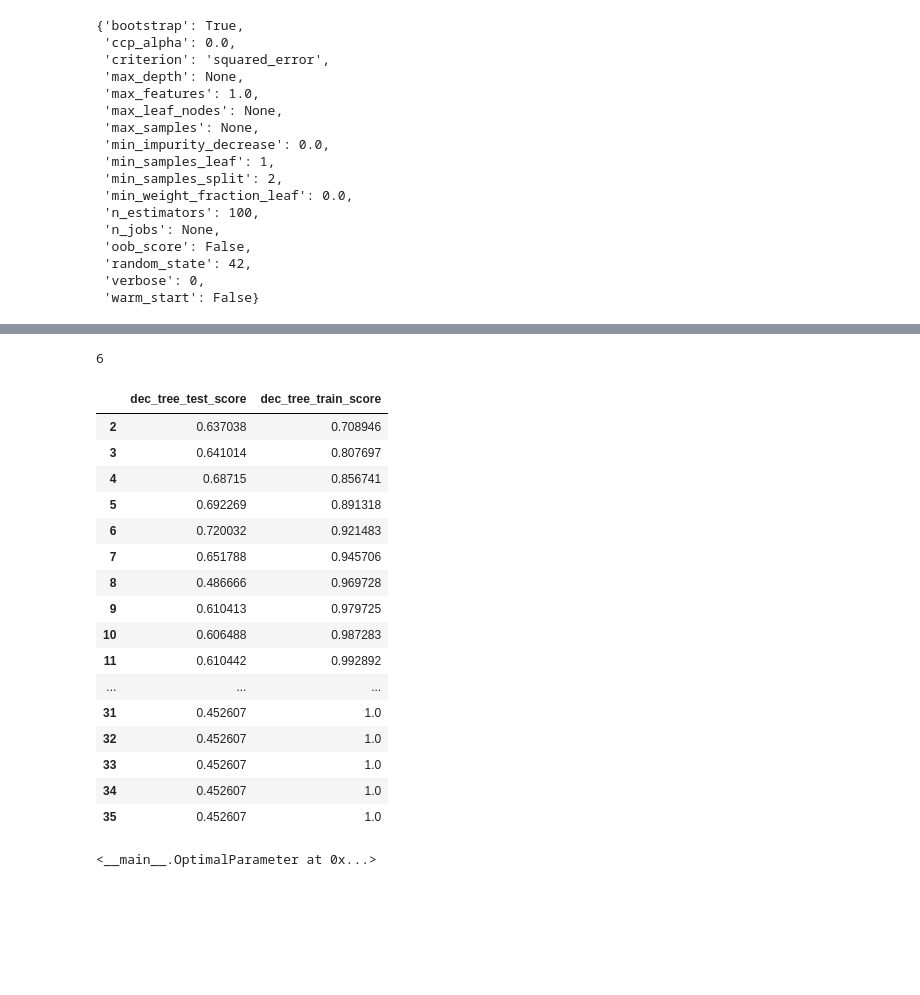
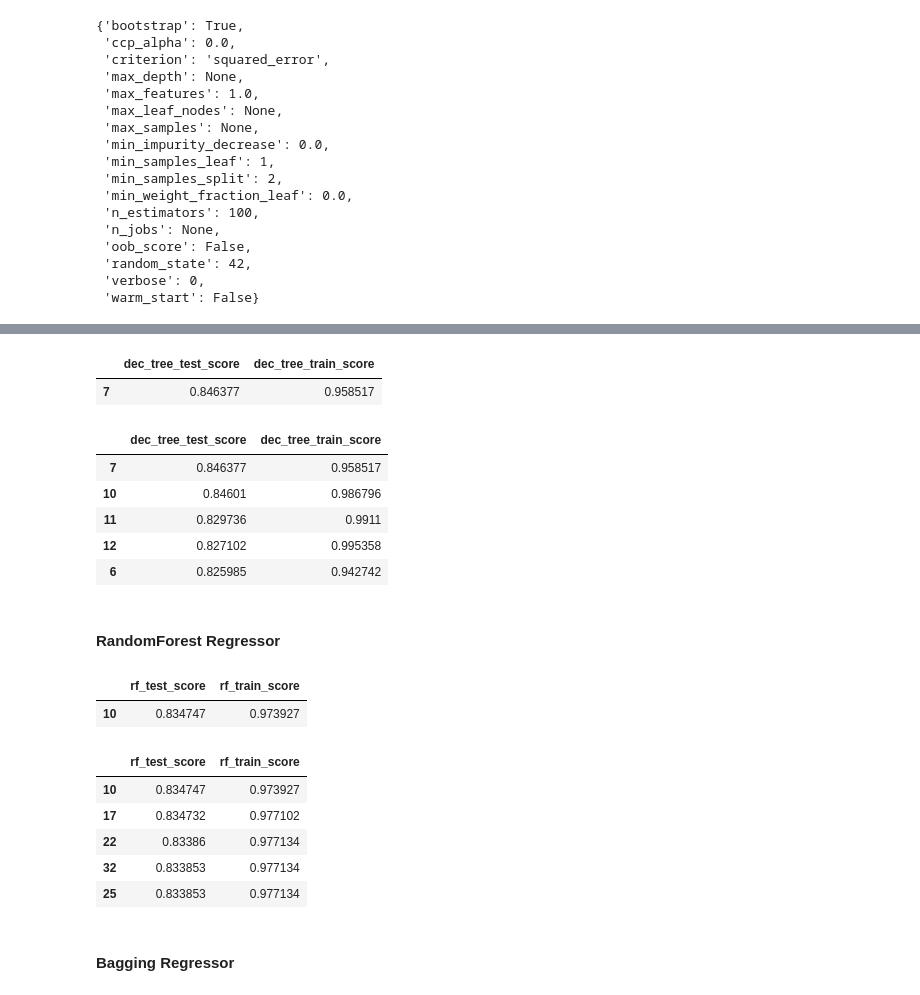
Before and after one commit to KDcodePy/Ensemble-Trees-Exercise, a Jupyter notebook: Ensemble_trees_exercise.ipynb, the cells around one changed output, grey strips where cells are left out. Saved outputs shown, nothing was run; the diff lists cells and outputs as text; code cells hidden in the pictures; blank space fills up the shorter version.

Commit message:
run model performances

```diff
--- a/Ensemble_trees_exercise.ipynb
+++ b/Ensemble_trees_exercise.ipynb
@@ -213,8 +214,9 @@ class OptimalParameter:
     # get optimal parameter
     def get_op(self):
 
-
+        #loop through given parameters
         for param in self.params:
+            #instantiate the model
             if self.model == "dec_tree":
                 op_model = DecisionTreeRegressor(max_depth= param, random_state=42)
 
@@ -222,10 +224,14 @@ class OptimalParameter:
                 op_model = BaggingRegressor(n_estimators=param, random_state=42)
             elif self.model == "rf":
                 op_model = RandomForestRegressor(max_depth=param, random_state=42)
+            else:
+                print(f"Invalid model {self.model} please try 'dec_tree, bagreg, or rf'")
+            #train the model
             op_model.fit(self.X_train,self.y_train)
+            #store data into the DataFrame
             train_score = op_model.score(self.X_train, self.y_train)
             test_score = op_model.score(self.X_test, self.y_test)
             self.mode_score.loc[param,self.cols[1]] = train_score
             self.mode_score.loc[param,self.cols[0]] = test_score
-
-        return self.mode_score.sort_values(by=self.cols[0], ascending=False).index[0]
+        # returns only best score for given parameters
+        return self.mode_score.sort_values(by=self.cols[0], ascending=False).head(1)
@@ -232,32 +242,23 @@ class OptimalParameter:
 # %%
-depths = list(range(2, 36))
+#Instantiate dec_tree model
+dec_tree_depths = list(range(2, 36))
 dec_tree_cols =  ["dec_tree_test_score","dec_tree_train_score"]
-op_dec_tree = OptimalParameter("dec_tree", X_train, X_test, y_train , y_test, depths, dec_tree_cols)
+op_dec_tree = OptimalParameter("dec_tree", X_train, X_test, y_train , y_test, dec_tree_depths, dec_tree_cols)
-# %%
-op_dec_tree.get_op()
-# %% [output]
-6
-# %%
-op_dec_tree.mode_score
-# %% [output]
-|  | dec_tree_test_score | dec_tree_train_score |
-| 2 | 0.637038 | 0.708946 |
-| 3 | 0.641014 | 0.807697 |
-| 4 | 0.68715 | 0.856741 |
-| 5 | 0.692269 | 0.891318 |
-| 6 | 0.720032 | 0.921483 |
-| 7 | 0.651788 | 0.945706 |
-| 8 | 0.486666 | 0.969728 |
-| 9 | 0.610413 | 0.979725 |
-| 10 | 0.606488 | 0.987283 |
-| 11 | 0.610442 | 0.992892 |
-| ... | ... | ... |
-| 31 | 0.452607 | 1.0 |
-| 32 | 0.452607 | 1.0 |
-| 33 | 0.452607 | 1.0 |
-| 34 | 0.452607 | 1.0 |
-| 35 | 0.452607 | 1.0 |
-# %%
-op_dec_tree
-# %% [output]
-<__main__.OptimalParameter at 0x...>
+# %%
+#returns best # of given parameter as index / this specific one is best max-depth is 6
+op_dec_tree.get_op()
+# %% [output]
+|  | dec_tree_test_score | dec_tree_train_score |
+| 7 | 0.846377 | 0.958517 |
+# %%
+#Top 5 test score for dec_tre with only tuning the max-depth
+op_dec_tree.mode_score.sort_values(by="dec_tree_test_score", ascending=False).head()
+# %% [output]
+|  | dec_tree_test_score | dec_tree_train_score |
+| 7 | 0.846377 | 0.958517 |
+| 10 | 0.84601 | 0.986796 |
+| 11 | 0.829736 | 0.9911 |
+| 12 | 0.827102 | 0.995358 |
+| 6 | 0.825985 | 0.942742 |
+# %% [markdown]
+#### RandomForest Regressor
@@ -263,0 +270,18 @@ op_dec_tree
+# %%
+#returns best # of given parameter as index / this specific one is best max-depth is 5
+op_rf.get_op()
+# %% [output]
+|  | rf_test_score | rf_train_score |
+| 10 | 0.834747 | 0.973927 |
+# %%
+#Top 5 test score for rf with only tuning the max-depth
+op_rf.mode_score.sort_values(by="rf_test_score", ascending=False).head()
+# %% [output]
+|  | rf_test_score | rf_train_score |
+| 10 | 0.834747 | 0.973927 |
+| 17 | 0.834732 | 0.977102 |
+| 22 | 0.83386 | 0.977134 |
+| 32 | 0.833853 | 0.977134 |
+| 25 | 0.833853 | 0.977134 |
+# %% [markdown]
+#### Bagging Regressor
```
Also changed, not shown: parts of 9 cells of this notebook.
